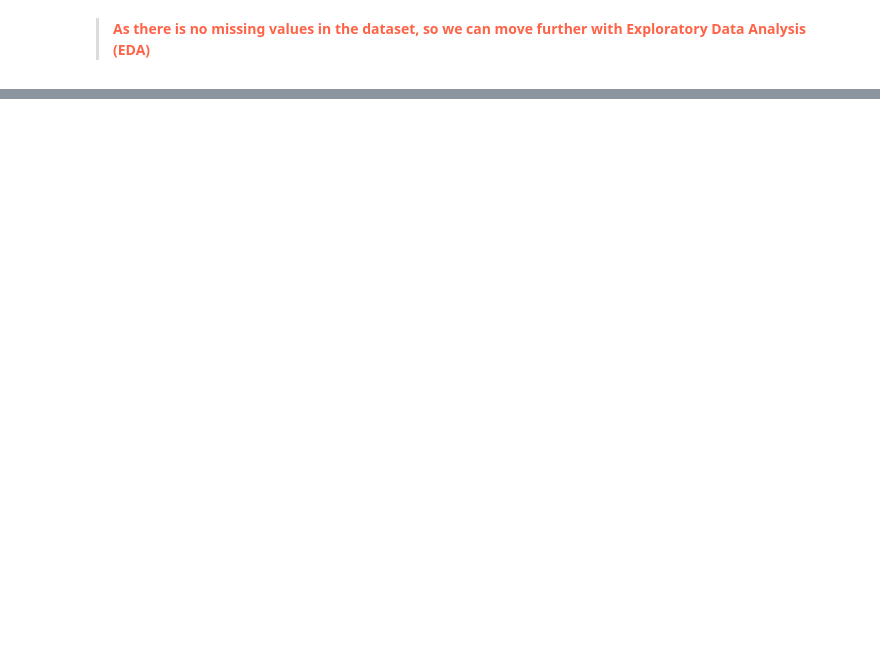
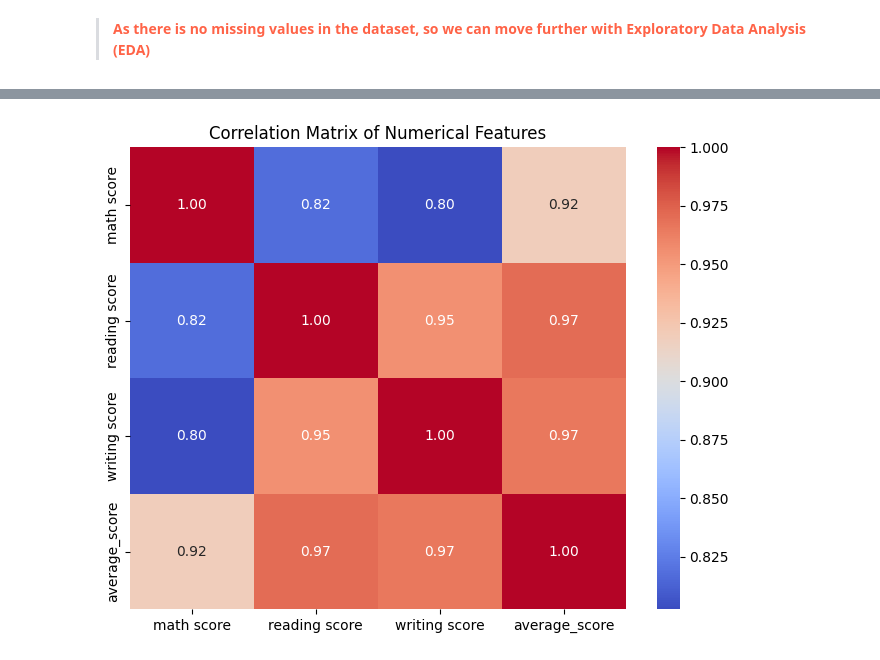
Before and after one commit to Kanakbaghel/Model_Evaluation_and_Tuning, a Jupyter notebook: Project_Notebook.ipynb, the cells around one changed output, grey strips where cells are left out. Saved outputs shown, nothing was run; the diff lists cells and outputs as text; code cells hidden in the pictures; blank space fills up the shorter version.

```diff
--- a/Project_Notebook.ipynb
+++ b/Project_Notebook.ipynb
@@ -120,0 +193,9 @@ dtype: int64
+# %%
+# Correlation heatmap (for numerical features)
+numerical_cols = ['math score', 'reading score', 'writing score', 'average_score']
+plt.figure(figsize=(8, 6))
+sns.heatmap(df[numerical_cols].corr(), annot=True, cmap='coolwarm', fmt='.2f')
+plt.title('Correlation Matrix of Numerical Features')
+plt.show()
+# %% [output]
+[figure, added]
```
Also changed, not shown: parts of 40 cells of this notebook.
